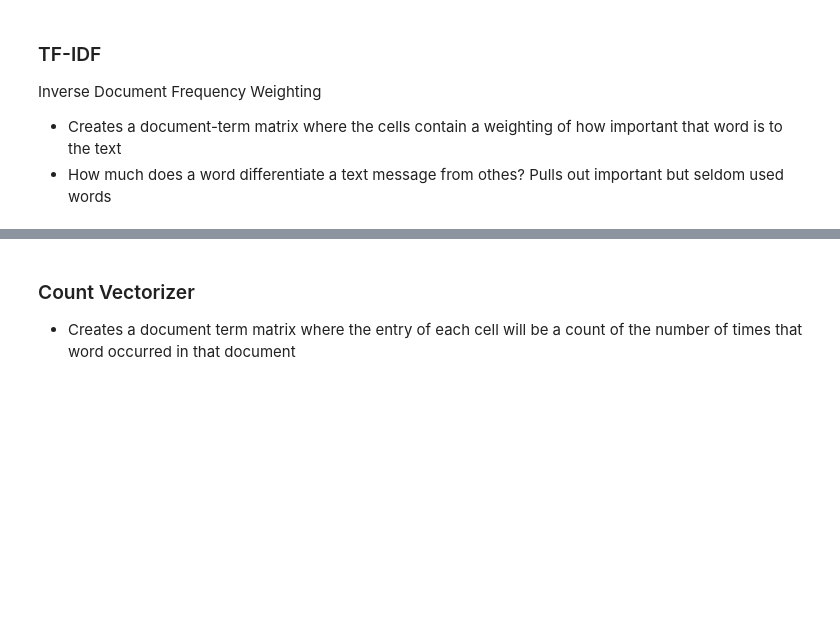
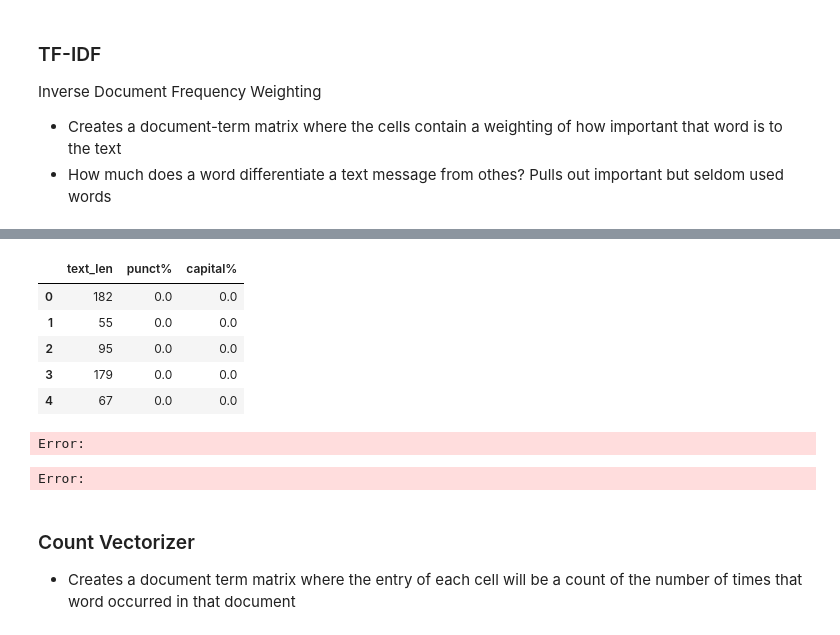
Before and after one commit to zarbin/UTA_Project-4, a Jupyter notebook: sandbox/JennS/NLP_ShulyakEdition/NLP_financial_news.ipynb, the cells around one changed output, grey strips where cells are left out. Cells and saved outputs as stored; diff of their text form; code cells hidden in the pictures; blank space fills up the shorter version.

```diff
--- a/sandbox/JennS/NLP_ShulyakEdition/NLP_financial_news.ipynb
+++ b/sandbox/JennS/NLP_ShulyakEdition/NLP_financial_news.ipynb
@@ -52,0 +62,3 @@ data_twitter.head()
+# %%
+data_twitter_og["tweet"] = data_twitter_og["tweet"].astype("string")
+data_twitter = data_twitter_og.loc[pd.notna(data_twitter_og["tweet"]),:].copy()
@@ -67,4 +83,4 @@ def count_punct(text):
 
 # Apply function to make new column
 data_news['punct%'] = data_news['headlines'].apply(lambda x: count_punct(x))
-data_twitter['punct%'] = data_twitter['tweet'].apply(lambda x: count_punct(str(x)))
+data_twitter['punct%'] = data_twitter['tweet'].apply(lambda x: count_punct(x))
@@ -72,7 +92,7 @@ data_twitter['punct%'] = data_twitter['tweet'].apply(lambda x: count_punct(str(x
 # Determine length of headline and make it a column
 data_news['text_len'] = data_news['headlines'].apply(lambda x: len(x) - x.count(" "))
 
-data_twitter['text_len'] = data_twitter['tweet'].apply(lambda x: len(str(x)) - str(x).count(" "))
+data_twitter['text_len'] = data_twitter['tweet'].apply(lambda x: len(x) - x.count(" "))
 # %%
 # Function to determine capitalization percentage
 def capital_percent(text):
@@ -84,7 +104,7 @@ def capital_percent(text):
 # Apply function to make new column
 data_news['capital%'] = data_news['headlines'].apply(lambda x: capital_percent(x))
 
-data_twitter['capital%'] = data_twitter['tweet'].apply(lambda x: capital_percent(str(x)))
+data_twitter['capital%'] = data_twitter['tweet'].apply(lambda x: capital_percent(x))
 # %% [markdown]
 ## Clean Data
 # %%
@@ -115,3 +192,20 @@ X_tfidf_feat = pd.concat([data['text_len'], data['punct%'], data['capital%'], pd
+# %%
+X_tfidf_feat_twitter = pd.concat([data_twitter['text_len'], data_twitter['punct%'], data_twitter['capital%']], axis=1)
+X_tfidf_feat_twitter.head(5)
+# %% [output]
+|  | text_len | punct% | capital% |
+| 0 | 182 | 0.0 | 0.0 |
+| 1 | 55 | 0.0 | 0.0 |
+| 2 | 95 | 0.0 | 0.0 |
+| 3 | 179 | 0.0 | 0.0 |
+| 4 | 67 | 0.0 | 0.0 |
+# %%
+# Create df to see vectorization and concatenated created features
+X_tfidf_feat_twitter = pd.concat([data_twitter['text_len'], data_twitter['punct%'], data_twitter['capital%'], pd.DataFrame(X_tfidf_twitter.toarray())], axis=1)
+X_tfidf_feat_twitter.head(5)
+# %% [output]
+Error:
+Error:
 # %% [markdown]
 ### Count Vectorizer
 * Creates a document term matrix where the entry of each cell will be a count of the number of times that word occurred in that document
```
Also changed, not shown: parts of 12 cells of this notebook.
